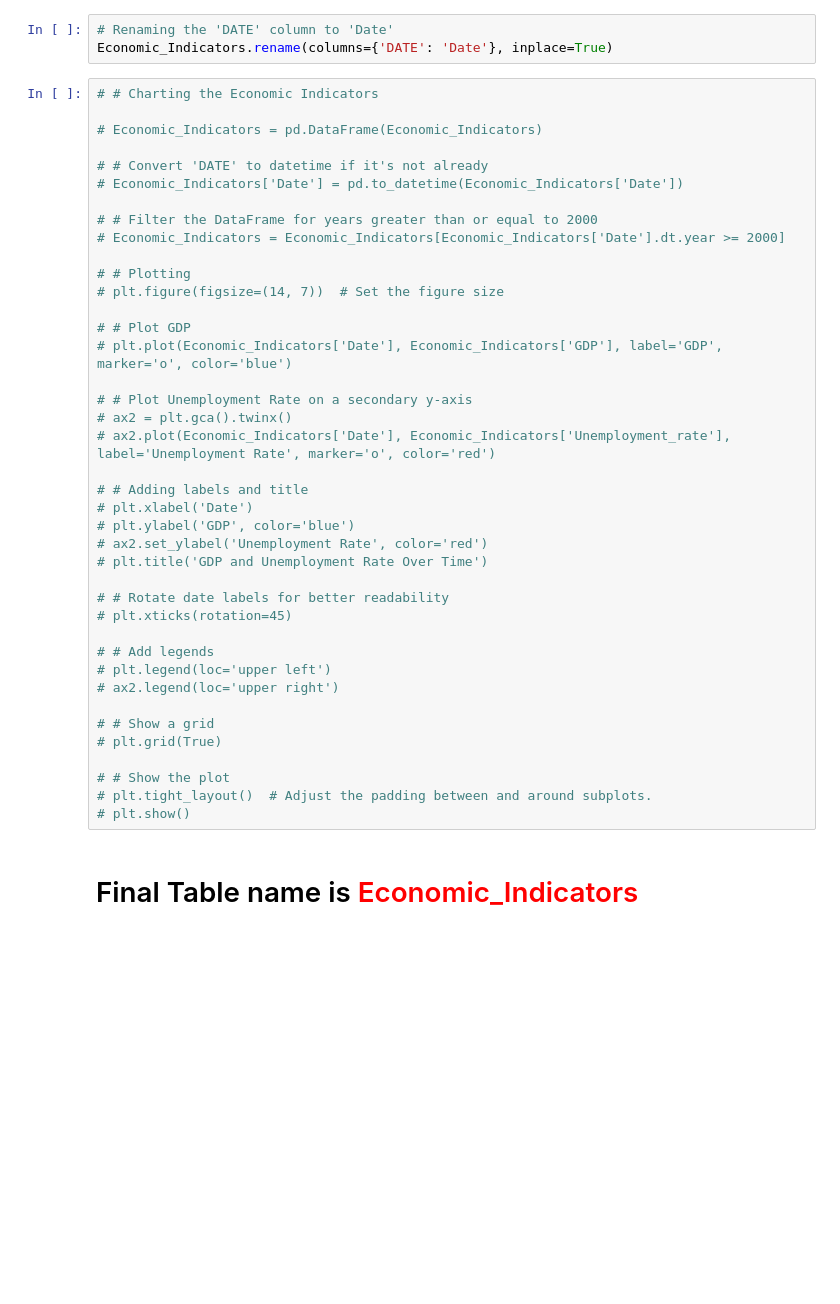
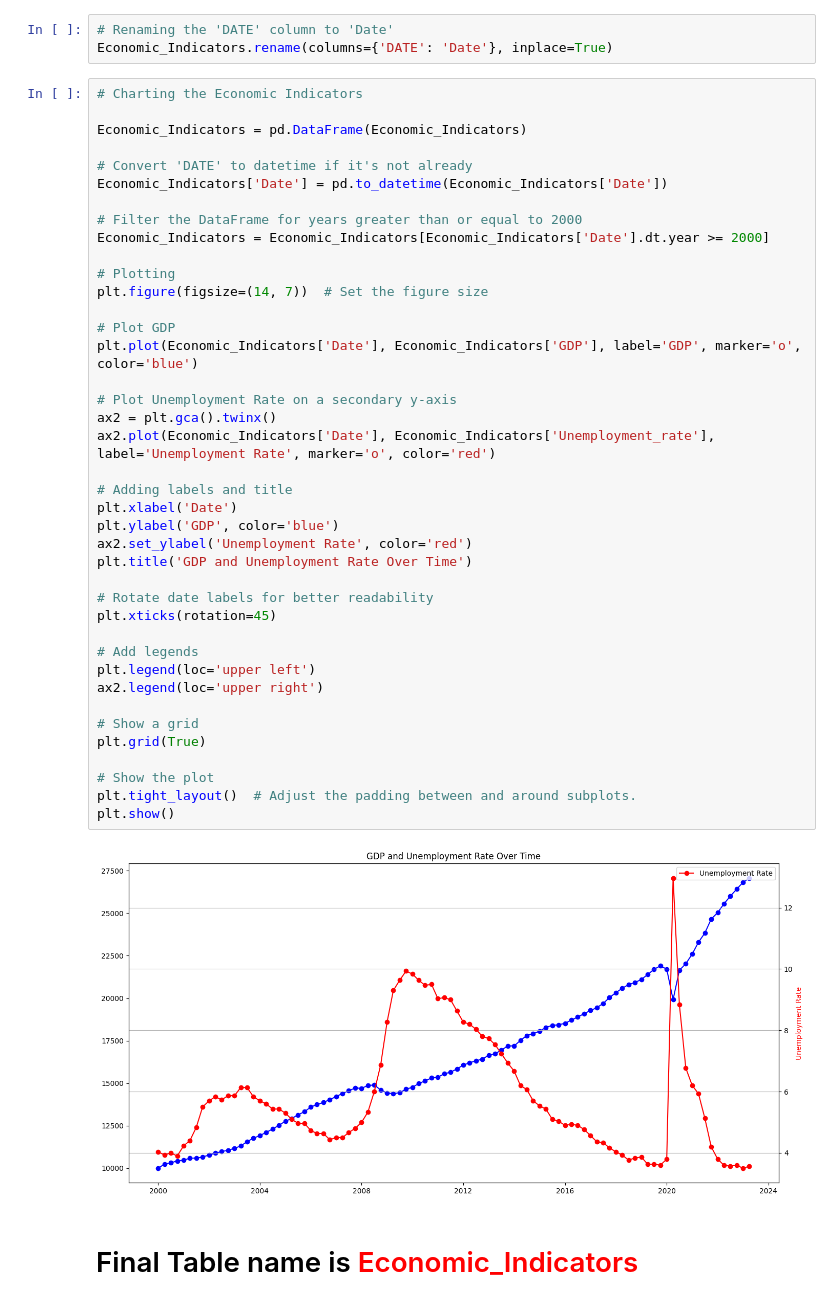
Before and after one commit to shreyashguptas/IMDbRatings-StockImpact, a Jupyter notebook: Project_dataset.ipynb, the cells around one changed output. Drawn from its saved outputs; the diff is of its cells as text; blank space fills up the shorter version.

```diff
--- a/Project_dataset.ipynb
+++ b/Project_dataset.ipynb
@@ -303,45 +313,47 @@ Economic_Indicators.tail()
 # Renaming the 'DATE' column to 'Date'
 Economic_Indicators.rename(columns={'DATE': 'Date'}, inplace=True)
 # %%
-# # Charting the Economic Indicators
+# Charting the Economic Indicators
 
-# Economic_Indicators = pd.DataFrame(Economic_Indicators)
+Economic_Indicators = pd.DataFrame(Economic_Indicators)
 
-# # Convert 'DATE' to datetime if it's not already
-# Economic_Indicators['Date'] = pd.to_datetime(Economic_Indicators['Date'])
+# Convert 'DATE' to datetime if it's not already
+Economic_Indicators['Date'] = pd.to_datetime(Economic_Indicators['Date'])
 
-# # Filter the DataFrame for years greater than or equal to 2000
-# Economic_Indicators = Economic_Indicators[Economic_Indicators['Date'].dt.year >= 2000]
+# Filter the DataFrame for years greater than or equal to 2000
+Economic_Indicators = Economic_Indicators[Economic_Indicators['Date'].dt.year >= 2000]
 
-# # Plotting
-# plt.figure(figsize=(14, 7))  # Set the figure size
+# Plotting
+plt.figure(figsize=(14, 7))  # Set the figure size
 
-# # Plot GDP
-# plt.plot(Economic_Indicators['Date'], Economic_Indicators['GDP'], label='GDP', marker='o', color='blue')
+# Plot GDP
+plt.plot(Economic_Indicators['Date'], Economic_Indicators['GDP'], label='GDP', marker='o', color='blue')
 
-# # Plot Unemployment Rate on a secondary y-axis
-# ax2 = plt.gca().twinx()
-# ax2.plot(Economic_Indicators['Date'], Economic_Indicators['Unemployment_rate'], label='Unemployment Rate', marker='o', color='red')
+# Plot Unemployment Rate on a secondary y-axis
+ax2 = plt.gca().twinx()
+ax2.plot(Economic_Indicators['Date'], Economic_Indicators['Unemployment_rate'], label='Unemployment Rate', marker='o', color='red')
 
-# # Adding labels and title
-# plt.xlabel('Date')
-# plt.ylabel('GDP', color='blue')
-# ax2.set_ylabel('Unemployment Rate', color='red')
-# plt.title('GDP and Unemployment Rate Over Time')
+# Adding labels and title
+plt.xlabel('Date')
+plt.ylabel('GDP', color='blue')
+ax2.set_ylabel('Unemployment Rate', color='red')
+plt.title('GDP and Unemployment Rate Over Time')
 
-# # Rotate date labels for better readability
-# plt.xticks(rotation=45)
+# Rotate date labels for better readability
+plt.xticks(rotation=45)
 
-# # Add legends
-# plt.legend(loc='upper left')
-# ax2.legend(loc='upper right')
+# Add legends
+plt.legend(loc='upper left')
+ax2.legend(loc='upper right')
 
-# # Show a grid
-# plt.grid(True)
+# Show a grid
+plt.grid(True)
 
-# # Show the plot
-# plt.tight_layout()  # Adjust the padding between and around subplots.
-# plt.show()
+# Show the plot
+plt.tight_layout()  # Adjust the padding between and around subplots.
+plt.show()
+# %% [output]
+[figure, added]
 # %% [markdown]
 # Final Table name is <span style="color:red">Economic_Indicators</span>
 # %% [markdown]
```
Also changed, not shown: parts of 23 cells of this notebook.
